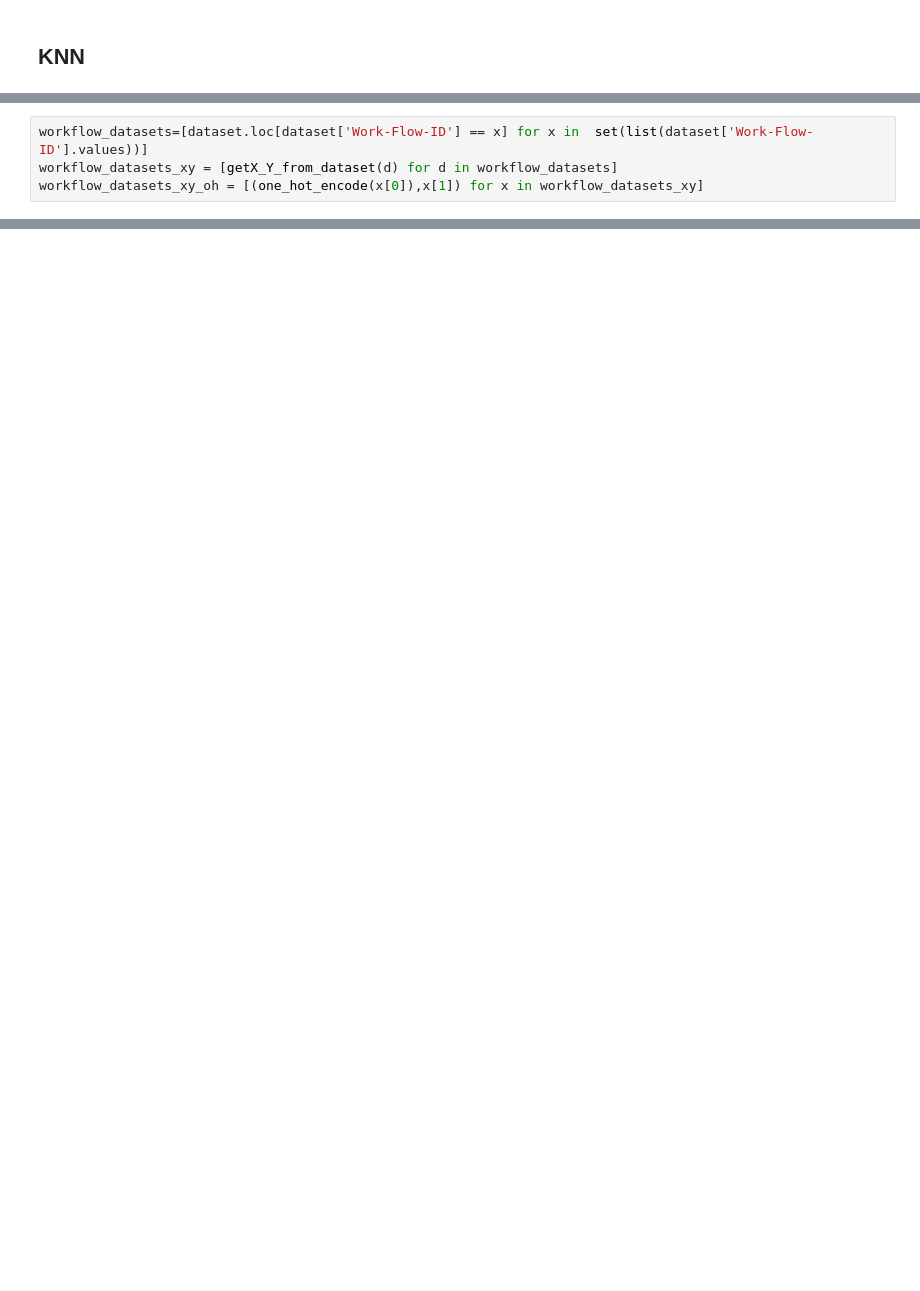
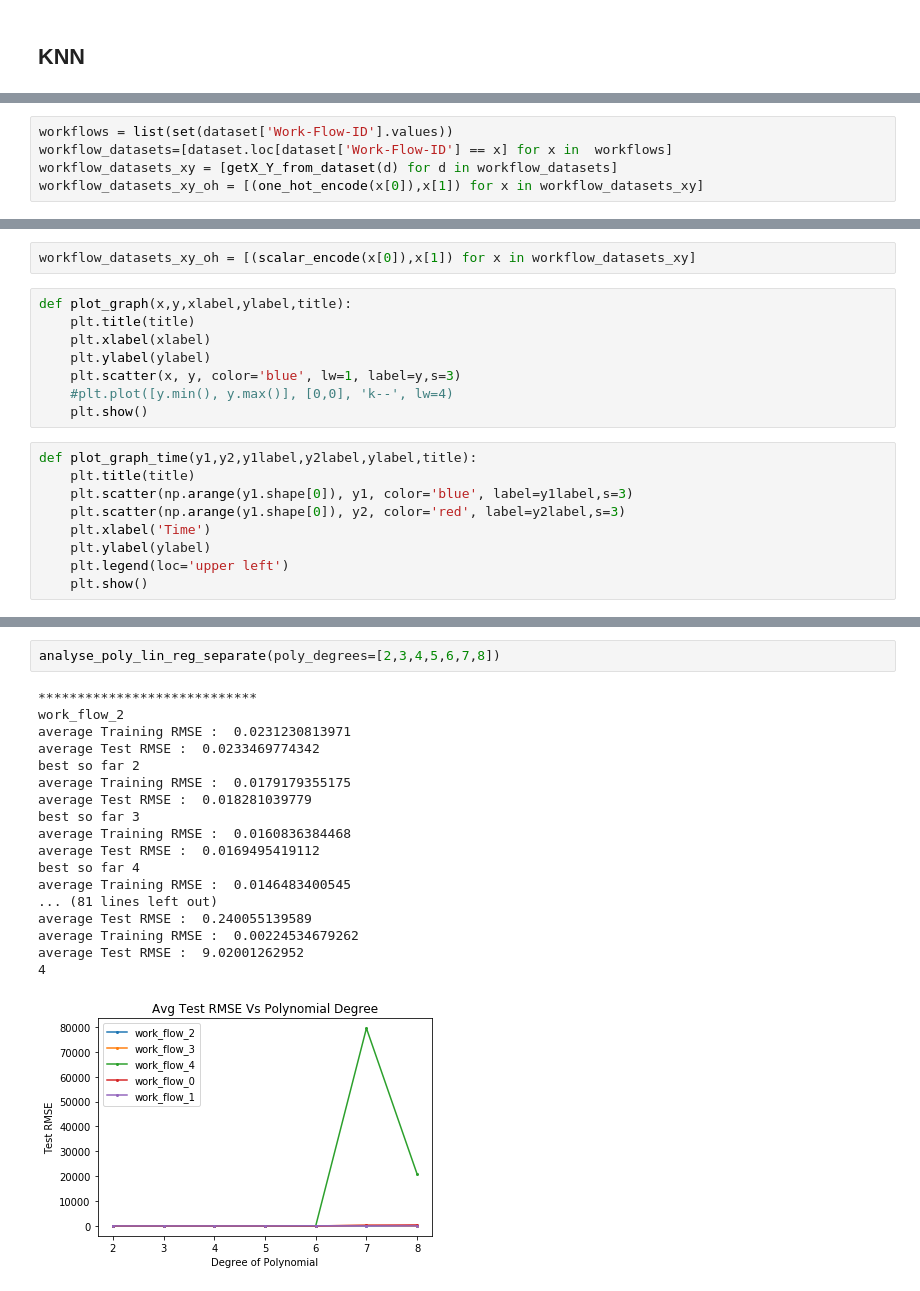
Before and after one commit to TSatyaVasanthReddy/RegressionAnalysis, a Jupyter notebook: code_satya.ipynb, the cells around one changed output, grey strips where cells are left out. Cells and saved outputs as stored; diff of their text form; blank space fills up the shorter version.

```diff
--- a/code_satya.ipynb
+++ b/code_satya.ipynb
@@ -134,4 +166,5 @@ plt.show()
 # %%
-workflow_datasets=[dataset.loc[dataset['Work-Flow-ID'] == x] for x in  set(list(dataset['Work-Flow-ID'].values))]
+workflows = list(set(dataset['Work-Flow-ID'].values))
+workflow_datasets=[dataset.loc[dataset['Work-Flow-ID'] == x] for x in  workflows]
 workflow_datasets_xy = [getX_Y_from_dataset(d) for d in workflow_datasets]
 workflow_datasets_xy_oh = [(one_hot_encode(x[0]),x[1]) for x in workflow_datasets_xy]
@@ -137,0 +173,19 @@ workflow_datasets_xy_oh = [(one_hot_encode(x[0]),x[1]) for x in workflow_dataset
+# %%
+workflow_datasets_xy_oh = [(scalar_encode(x[0]),x[1]) for x in workflow_datasets_xy]
+# %%
+def plot_graph(x,y,xlabel,ylabel,title):
+    plt.title(title)
+    plt.xlabel(xlabel)
+    plt.ylabel(ylabel)
+    plt.scatter(x, y, color='blue', lw=1, label=y,s=3)
+    #plt.plot([y.min(), y.max()], [0,0], 'k--', lw=4)
+    plt.show()
+# %%
+def plot_graph_time(y1,y2,y1label,y2label,ylabel,title):
+    plt.title(title)
+    plt.scatter(np.arange(y1.shape[0]), y1, color='blue', label=y1label,s=3)
+    plt.scatter(np.arange(y1.shape[0]), y2, color='red', label=y2label,s=3)
+    plt.xlabel('Time')
+    plt.ylabel(ylabel)
+    plt.legend(loc='upper left')
+    plt.show()
@@ -137,0 +263,21 @@ workflow_datasets_xy_oh = [(one_hot_encode(x[0]),x[1]) for x in workflow_dataset
+# %%
+analyse_poly_lin_reg_separate(poly_degrees=[2,3,4,5,6,7,8])
+# %% [output]
+****************************
+work_flow_2
+average Training RMSE :  0.0231230813971
+average Test RMSE :  0.0233469774342
+best so far 2
+average Training RMSE :  0.0179179355175
+average Test RMSE :  0.018281039779
+best so far 3
+average Training RMSE :  0.0160836384468
+average Test RMSE :  0.0169495419112
+best so far 4
+average Training RMSE :  0.0146483400545
+... (81 lines left out)
+average Test RMSE :  0.240055139589
+average Training RMSE :  0.00224534679262
+average Test RMSE :  9.02001262952
+4
+[figure, added]
```
Also changed, not shown: parts of 18 cells of this notebook.
